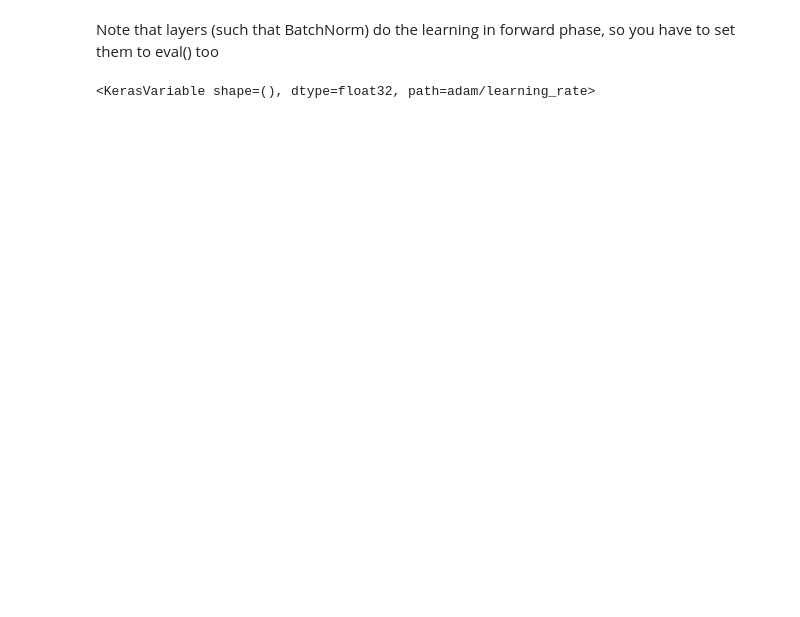
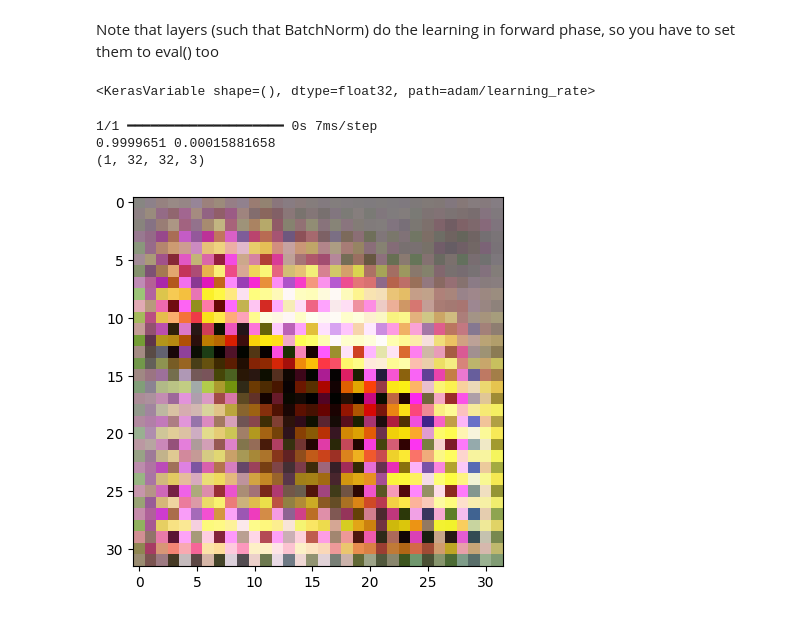
Before and after one commit to JanChyczynski/GenerativeAdversarialNetwork, a Jupyter notebook: lab3-GAN.ipynb, the cells around one changed output. Drawn from its saved outputs; the diff is of its cells as text; code cells hidden in the pictures; blank space fills up the shorter version.

```diff
--- a/lab3-GAN.ipynb
+++ b/lab3-GAN.ipynb
@@ -293,6 +297,23 @@ discriminator.optimizer.learning_rate.assign(0.00001/2)
 discriminator.optimizer.learning_rate
 # %% [output]
 <KerasVariable shape=(), dtype=float32, path=adam/learning_rate>
+# %%
+generator = keras.saving.load_model("training\\models\\generator_120_07-11-2023_20-17-19.keras")
+discriminator = keras.saving.load_model("training\\models\\discriminator_120_07-11-2023_20-17-19.keras")
+random_input = np.random.normal(0, 1, (1, GEN_INPUT_SIZE))
+# print(random_input)
+out = generator.predict(random_input)
+
+print(np.max(out), np.min(out))
+print(out.shape)
+# print(out[0])
+plt.imshow(out[0])
+plt.show()
+# %% [output]
+1/1 ━━━━━━━━━━━━━━━━━━━━ 0s 7ms/step
+0.9999651 0.00015881658
+(1, 32, 32, 3)
+[figure, added]
 # %%
 
 CHECK_WEIGHTS = False
```
Also changed, not shown: parts of 6 cells of this notebook, 2 other files.
